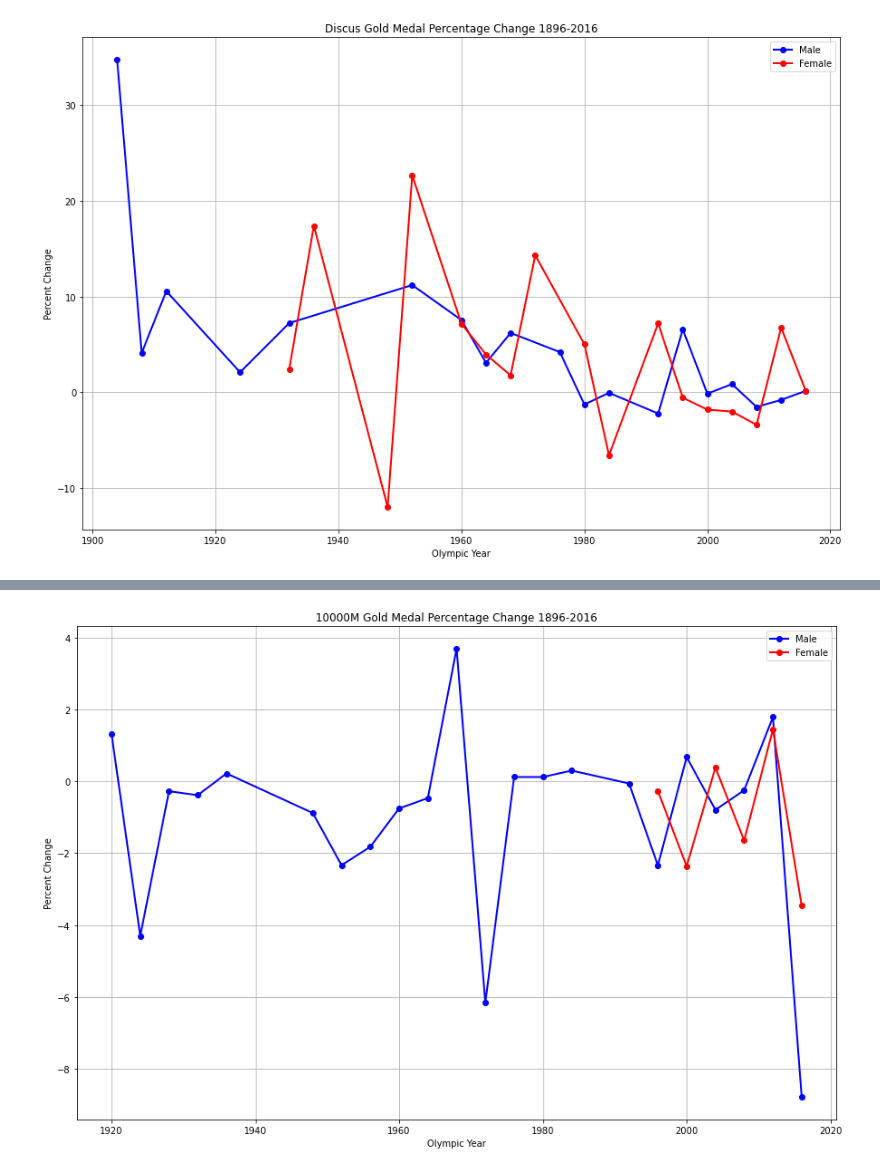
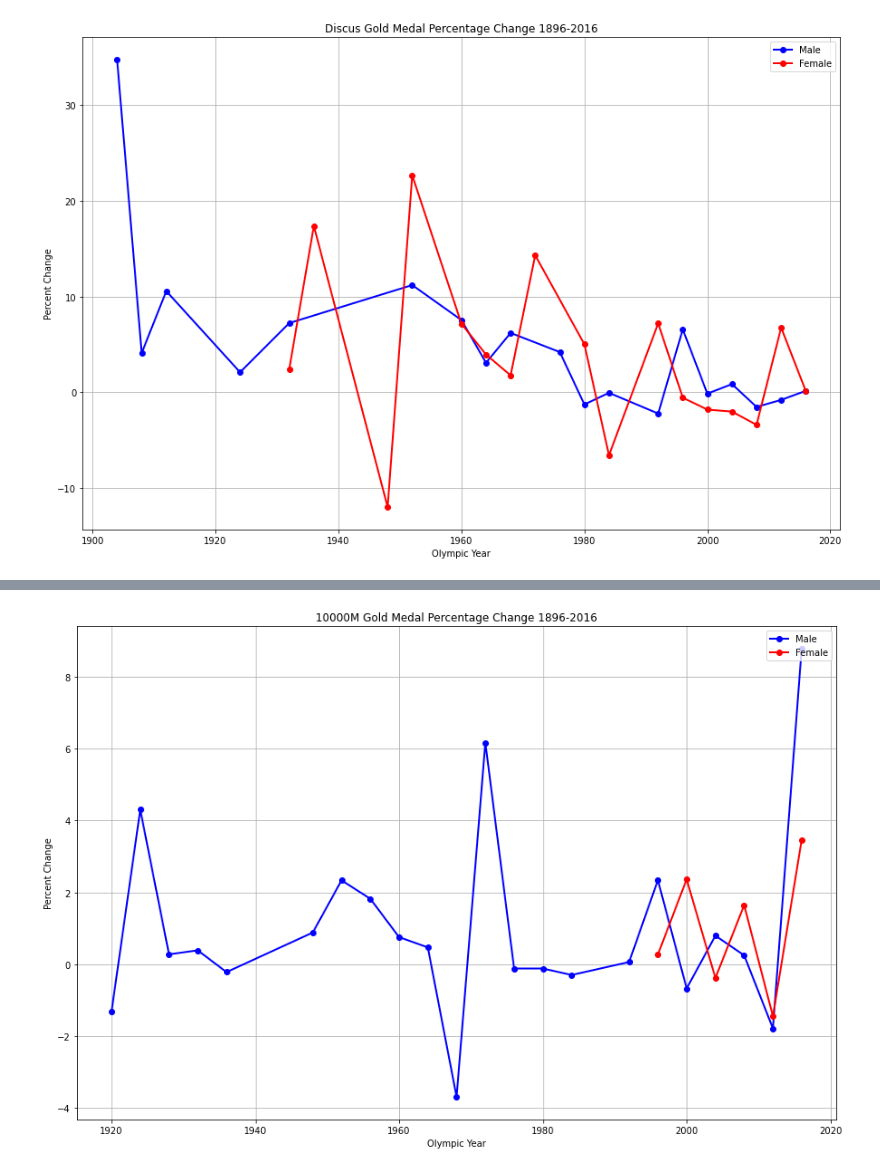
Before and after one commit to dstagner63/Project1, a Jupyter notebook: master_file.ipynb, the cells around one changed output, grey strips where cells are left out. Cells and saved outputs as stored; diff of their text form; code cells hidden in the pictures.

```diff
--- a/master_file.ipynb
+++ b/master_file.ipynb
@@ -543,19 +543,19 @@ plt.show()
 # %%
 # Add a column and calculate the percent change from one year to the last.
-m10000_gold_df['Percent_Change'] = m10000_gold_df['Result'].pct_change(periods=1)*100
-w10000_gold_df['Percent_Change'] = w10000_gold_df['Result'].pct_change(periods=1)*100
+m10000_gold_df['Percent_Change'] = m10000_gold_df['Result'].pct_change(periods=1)*-100
+w10000_gold_df['Percent_Change'] = w10000_gold_df['Result'].pct_change(periods=1)*-100
 #Plot the 10000M gold medal male and female results to line graph and save file to output folder
 fig= plt.figure(figsize=(15,10))
 plt.plot(m10000_gold_df["Year"], m10000_gold_df["Percent_Change"], linewidth=2, marker="o", color="blue", label="Male")
 plt.plot(w10000_gold_df["Year"], w10000_gold_df["Percent_Change"], linewidth=2, marker="o", color="red", label="Female")
 plt.grid()
 plt.legend(loc="upper right")
 plt.title("10000M Gold Medal Percentage Change 1896-2016")
 plt.xlabel("Olympic Year")
 plt.ylabel("Percent Change")
 plt.savefig("Output/10000M Gold Medal Percentage Change 1896-2016.png")
 plt.show()
 # %% [output]
-[figure, old version]
+[figure, new version]
 # %%
 # Add a column and calculate the percent change from one year to the last.
```
Also changed, not shown: parts of 2 cells of this notebook, 3 other files.
